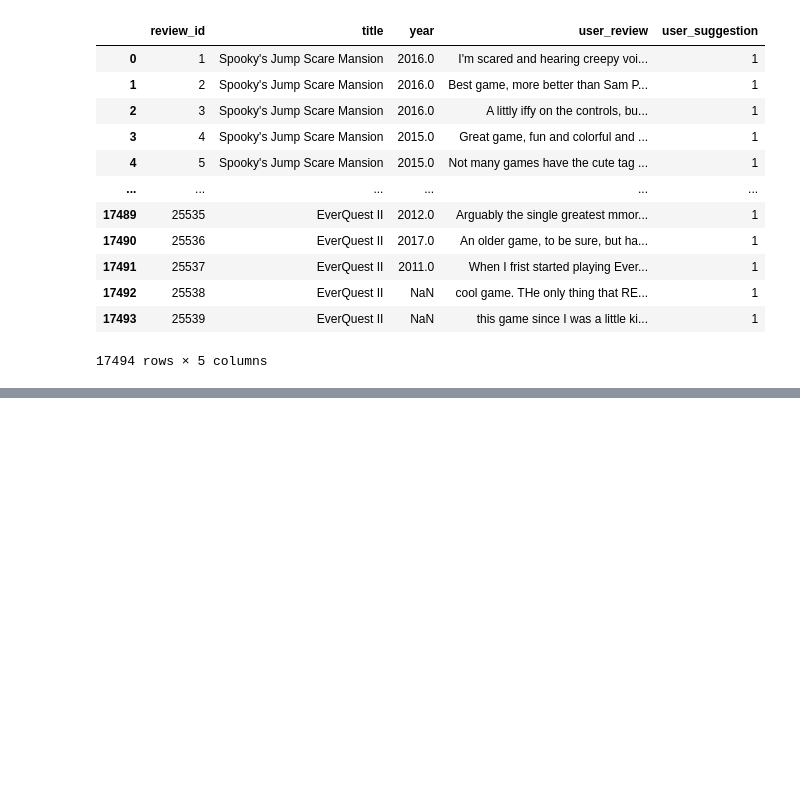
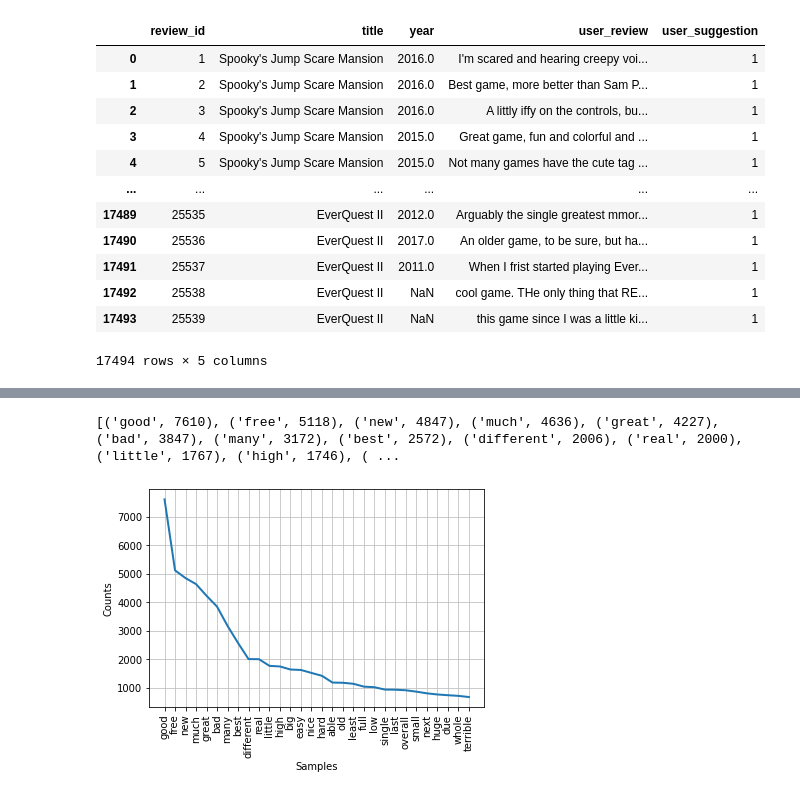
Before and after one commit to moumahan1990/AV_Gamereview, a Jupyter notebook: EDA.ipynb, the cells around one changed output, grey strips where cells are left out. Cells and saved outputs as stored; diff of their text form; code cells hidden in the pictures; blank space fills up the shorter version.

```diff
--- a/EDA.ipynb
+++ b/EDA.ipynb
@@ -80,0 +113,5 @@ game_df
+# %%
+import re
+train_df['new_review'] = train_df.user_review.str.replace('[^a-zA-Z]', ' ')
+
+train_df['new_review'] = train_df.new_review.apply(lambda x : x.lower().strip())
@@ -80,0 +125,11 @@ game_df
+# %%
+review_list = train_df.user_review.to_list()
+# %%
+# Constants
+# POS (Parts Of Speech) for: nouns, adjectives, verbs and adverbs
+DI_POS_TYPES = {'NN':'n', 'JJ':'a', 'VB':'v', 'RB':'r'}
+POS_TYPES = list(DI_POS_TYPES.keys())
+
+# Constraints on tokens
+MIN_STR_LEN = 3
+RE_VALID = '[a-zA-Z]'
@@ -80,0 +238,11 @@ game_df
+# %%
+# Add counts
+print("Group by lemmatized words, add count and sort:")
+df_all_words = pd.DataFrame(li_tokens, columns=['token', 'stem', 'lem', 'pos'])
+df_all_words['counts'] = df_all_words.groupby(['lem'])['lem'].transform('count')
+df_all_words = df_all_words.sort_values(by=['counts', 'lem'], ascending=[False, True]).reset_index()
+
+print("Get just the first row in each lemmatized group")
+df_words = df_all_words.groupby('lem').first().sort_values(by='counts', ascending=False).reset_index()
+print("df_words.head(10):")
+print(df_words.head(20))
@@ -80,0 +292,12 @@ game_df
+# %%
+df_filter = df_all_words[df_all_words['pos'] == 'JJ']
+
+li_lem_words = df_filter['lem'].tolist()
+di_freq2 = nltk.FreqDist(li_lem_words)
+li_freq_sorted2 = sorted(di_freq2.items(), key=lambda x: x[1], reverse=True)  # sorted list
+print(li_freq_sorted2)
+
+di_freq2.plot(30, cumulative=False)
+# %% [output]
+[('good', 7610), ('free', 5118), ('new', 4847), ('much', 4636), ('great', 4227), ('bad', 3847), ('many', 3172), ('best', 2572), ('different', 2006), ('real', 2000), ('little', 1767), ('high', 1746), ( ...
+[figure, added]
```
Also changed, not shown: parts of 20 cells of this notebook.
